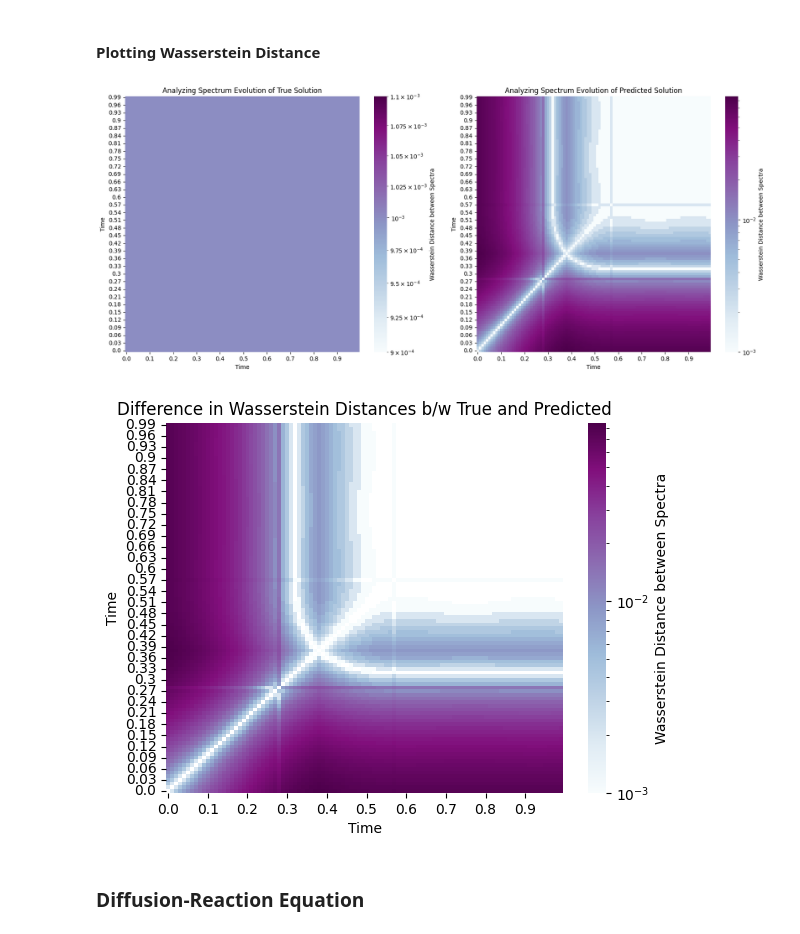
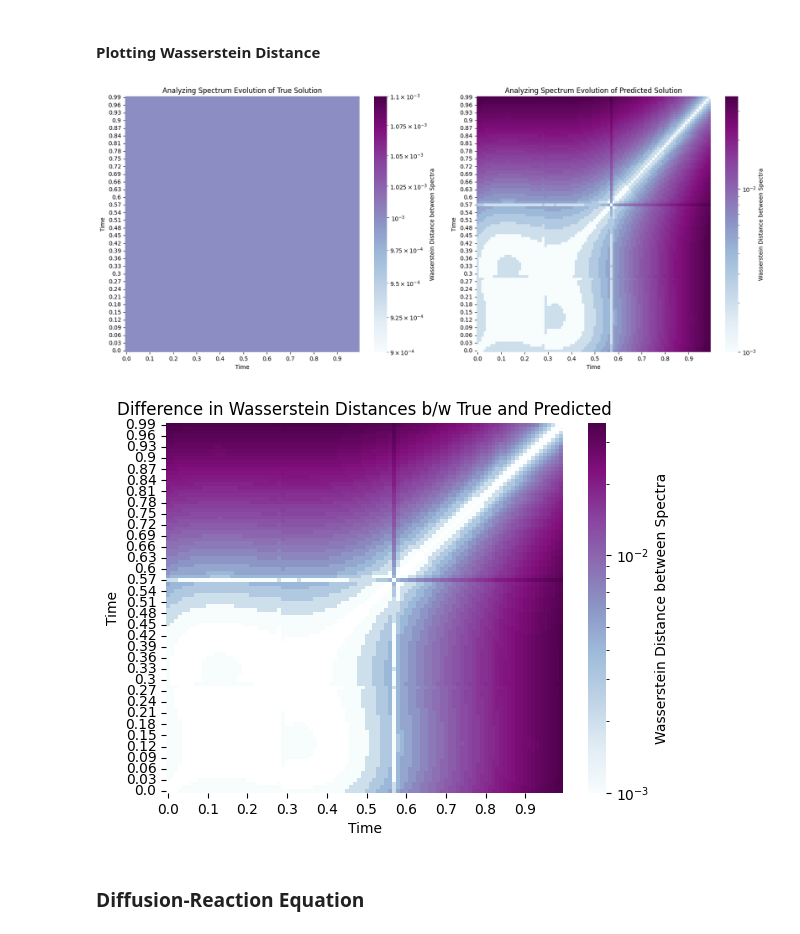
Before and after one commit to LFesser97/CS229-Final-Project, a Jupyter notebook: fourier_analyses/Wasserstein_Distance.ipynb, the cells around one changed output. Drawn from its saved outputs; the diff is of its cells as text; code cells hidden in the pictures.

```diff
--- a/fourier_analyses/Wasserstein_Distance.ipynb
+++ b/fourier_analyses/Wasserstein_Distance.ipynb
@@ -139,14 +192,14 @@ def gen_testdata():
     return X, y
 # %%
 # compare the true solution with the predicted solution
-X, y_true = gen_testdata()
-y_true = y_true.squeeze()
+X_burgers, y_true_burgers = gen_testdata_burgers()
+y_true_burgers = y_true_burgers.squeeze()
 
 # with open('model_preds_full_domain.pkl', 'rb') as f:
 #     all_preds = pickle.load(f)
 
-with open('model_preds.pkl', 'rb') as f:
-    all_preds = pickle.load(f)
+with open('long_model_preds.pkl', 'rb') as f:
+    all_preds_burgers = pickle.load(f)
 # %% [markdown]
 #### Plotting Wasserstein Distance
 # %%
@@ -172,11 +225,11 @@ def gen_testdata():
     y = u.flatten()[:, None]
     return X, y
 # %%
-X, y_true = gen_testdata()
-y_true = y_true.squeeze()
+X_ac, y_true_ac = gen_testdata_ac()
+y_true_ac = y_true_ac.squeeze()
 
 with open('model_preds_allen_cahn.pkl', 'rb') as f:
-    all_preds = pickle.load(f)
+    all_preds_ac = pickle.load(f)
 # %% [markdown]
 #### Plotting Wasserstein Distance
 # %%
@@ -221,7 +274,7 @@ data = dde.data.TimePDE(
     num_test=10000,
 )
 # %%
-def gen_testdata():
+def gen_testdata_diff():
   full_domain = np.zeros(shape=(25600, 2))
   true_sol = np.zeros(shape=(25600,))
   for time_step in range(100):
@@ -240,17 +293,17 @@ def gen_testdata():
   return full_domain, true_sol
 # %%
 # compare the true solution with the predicted solution
-X, y_true = gen_testdata()
+X_diff, y_true_diff = gen_testdata_diff()
 
 with open('long_model_preds_diffusion.pkl', 'rb') as f:
-    all_preds = pickle.load(f)
+    all_preds_diff = pickle.load(f)
 # %% [markdown]
 #### Plotting Wasserstein Distance
 # %%
-plot_wasserstein(y_true, all_preds[500000], domain_len=2, num_x=256)
+plot_wasserstein(y_true_diff, all_preds_diff[500000], domain_len=2, num_x=256)
 # %% [output]
-[figure, old version]
+[figure, new version]
-[figure, old version]
+[figure, new version]
 # %% [markdown]
 ### Diffusion-Reaction Equation
 # %% [markdown]
```
Also changed, not shown: parts of 42 cells of this notebook, 6 other files.
